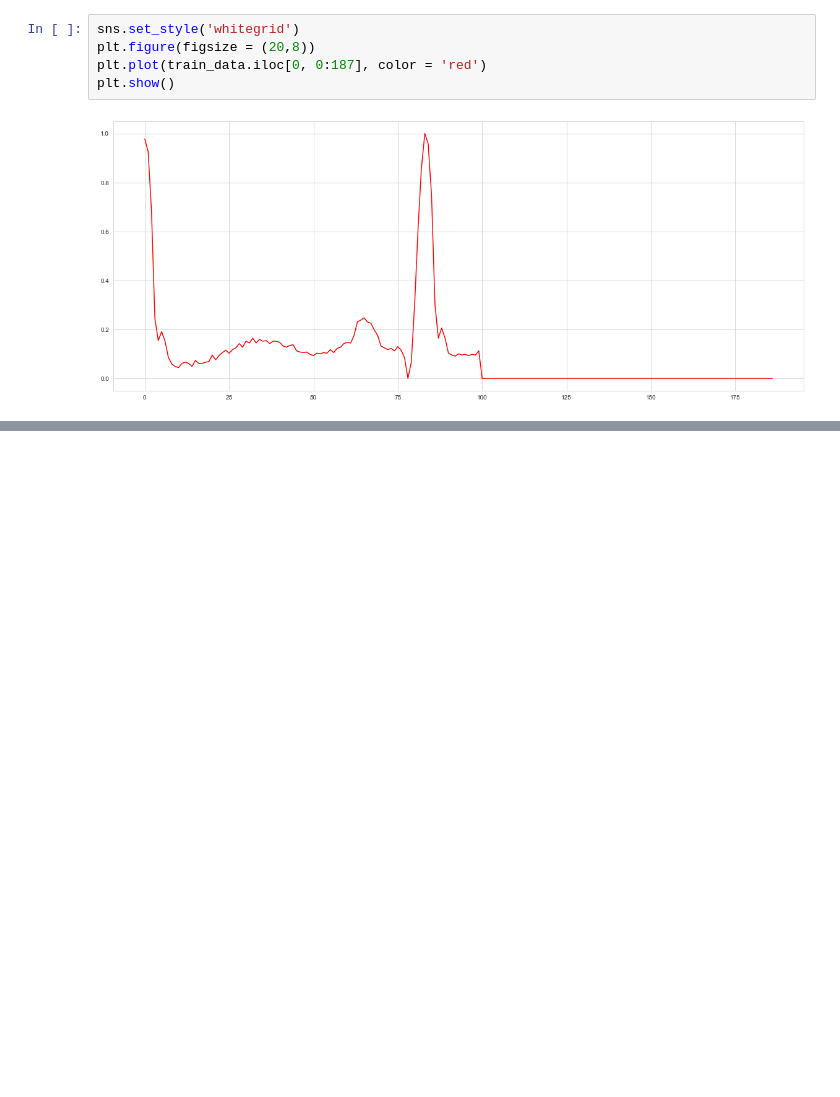
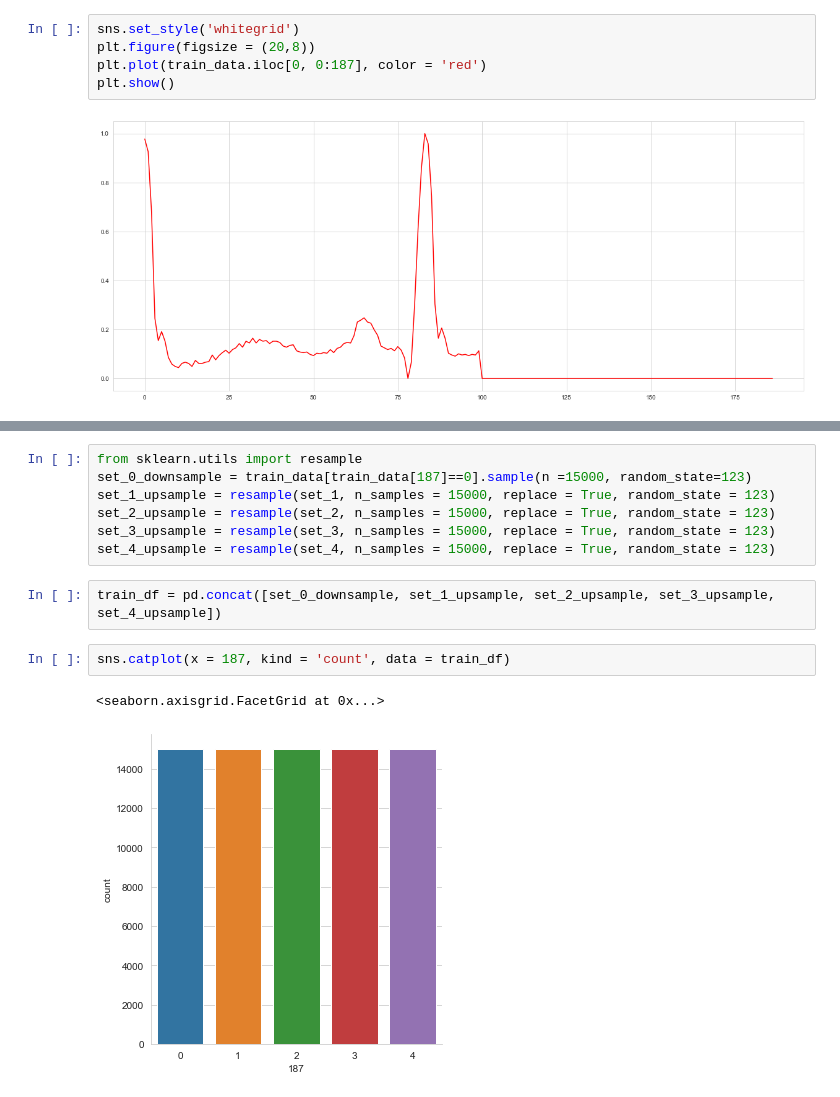
Before and after one commit to juzailml98/ecg_classifier, a Jupyter notebook: ecg-notebook.ipynb, the cells around one changed output, grey strips where cells are left out. Saved outputs shown, nothing was run; the diff lists cells and outputs as text; blank space fills up the shorter version.

```diff
--- a/ecg-notebook.ipynb
+++ b/ecg-notebook.ipynb
@@ -54,0 +82,14 @@ plt.show()
+# %%
+from sklearn.utils import resample
+set_0_downsample = train_data[train_data[187]==0].sample(n =15000, random_state=123)
+set_1_upsample = resample(set_1, n_samples = 15000, replace = True, random_state = 123)
+set_2_upsample = resample(set_2, n_samples = 15000, replace = True, random_state = 123)
+set_3_upsample = resample(set_3, n_samples = 15000, replace = True, random_state = 123)
+set_4_upsample = resample(set_4, n_samples = 15000, replace = True, random_state = 123)
+# %%
+train_df = pd.concat([set_0_downsample, set_1_upsample, set_2_upsample, set_3_upsample, set_4_upsample])
+# %%
+sns.catplot(x = 187, kind = 'count', data = train_df)
+# %% [output]
+<seaborn.axisgrid.FacetGrid at 0x...>
+[figure, added]
```
Also changed, not shown: parts of 4 cells of this notebook.
